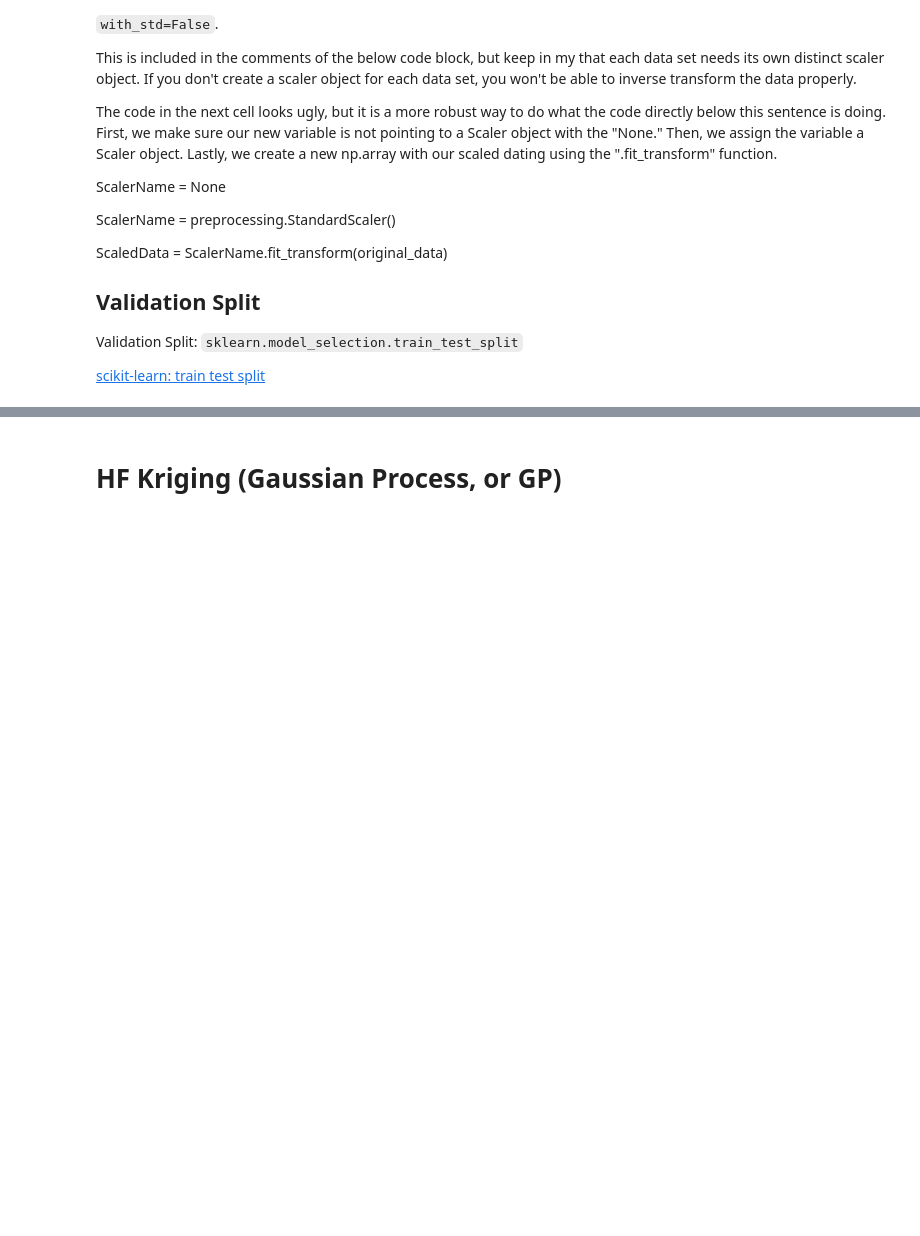
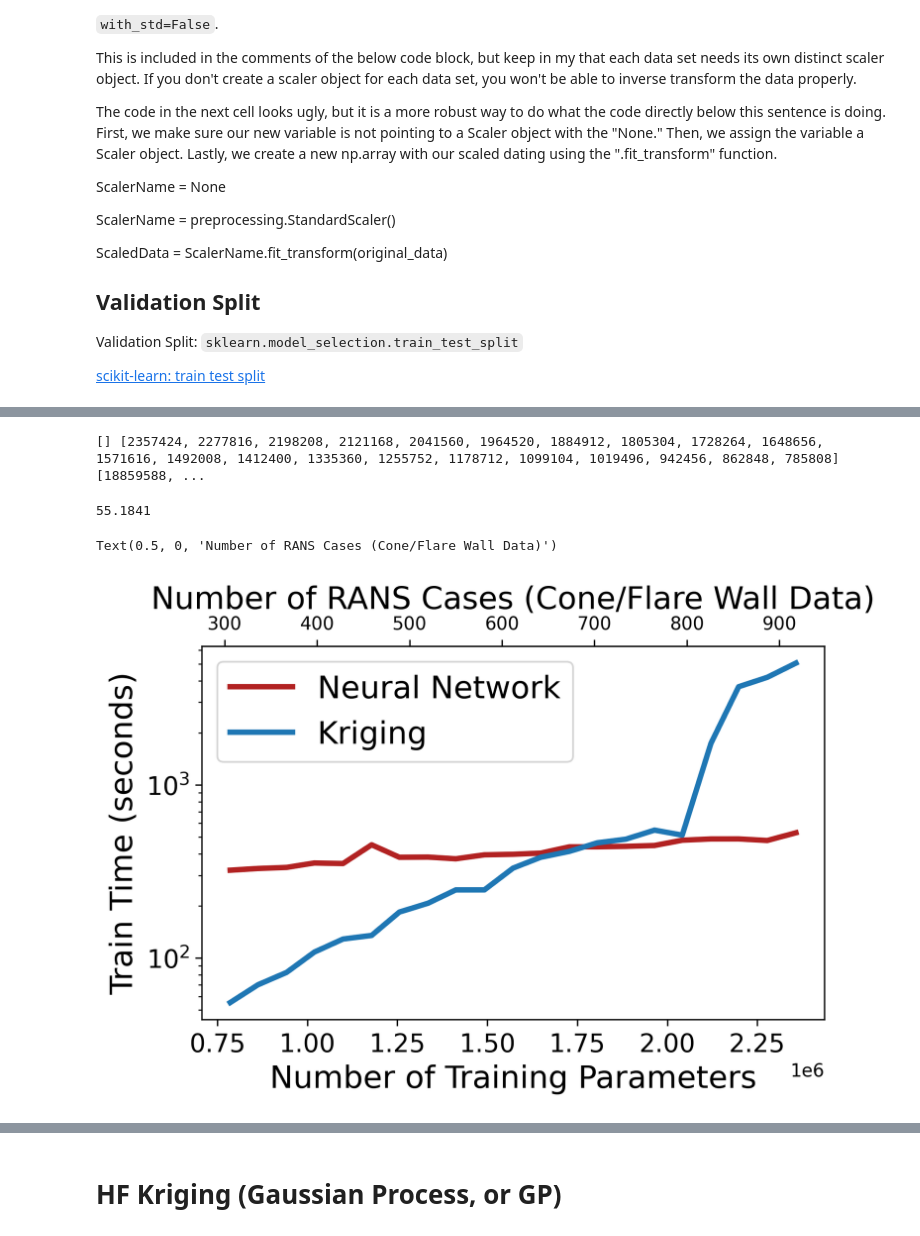
Before and after one commit to AmosJoseph/multifidelitymodeling, a Jupyter notebook: MF_SurrogateModel.ipynb, the cells around one changed output, grey strips where cells are left out. Saved outputs shown, nothing was run; the diff lists cells and outputs as text; code cells hidden in the pictures; blank space fills up the shorter version.

```diff
--- a/MF_SurrogateModel.ipynb
+++ b/MF_SurrogateModel.ipynb
@@ -5304,0 +5690,14 @@ print(f"concatenation order: {Y_names}")
+# %%
+maxNumPointsMultiplier = 3
+step = 0.1
+A = np.arange(1,maxNumPointsMultiplier+step,step)
+dataMultiplierList = np.flip(A,0)
+HFoptimizedKernel1 = 2.28**2 * RBF(length_scale=3.09) + WhiteKernel(noise_level=0.002)
+krigModelParamsList, krigTrainDataParamsList, krigTrainDataSizeOnDisk, krigModelSizeOnDiskList, krigTrainTimeList = modelStorageCalculator(
+    X_train=X_train,
+    y_train=y_train,
+    numLFoutputs=4,
+    hyperparamDict=None,
+    kernel=HFoptimizedKernel1,
+    dataMultiplierList= dataMultiplierList
+    )
@@ -5304,0 +5795,30 @@ print(f"concatenation order: {Y_names}")
+# %%
+print( krigModelParamsList, krigTrainDataParamsList, krigTrainDataSizeOnDisk, krigModelSizeOnDiskList, krigTrainTimeList)
+# %% [output]
+[] [2357424, 2277816, 2198208, 2121168, 2041560, 1964520, 1884912, 1805304, 1728264, 1648656, 1571616, 1492008, 1412400, 1335360, 1255752, 1178712, 1099104, 1019496, 942456, 862848, 785808] [18859588, ...
+# %%
+np.min(krigTrainTimeList)
+# %% [output]
+55.1841
+# %%
+linewidth = 3
+ticksize = 14
+fig, ax = plt.subplots(constrained_layout=True)
+ax.semilogy(NNtrainDataParamsList, NNtrainTimeList,label="Neural Network",linewidth=linewidth,color='firebrick')
+ax.semilogy(NNtrainDataParamsList, krigTrainTimeList, label="Kriging",linewidth=linewidth)
+ax.set_xlabel("Number of Training Parameters")
+ax.set_ylabel("Train Time (seconds)")
+ax.legend(fontsize='xx-large')
+ax.tick_params(axis='both', labelsize=ticksize)
+
+def param2cases(x):
+    return x/(qw[0,:].shape[0]*2)
+
+def cases2params(x):
+    return x*(qw[0,:].shape[0]*2)
+
+secax = ax.secondary_xaxis('top', functions =(param2cases, cases2params))
+secax.set_xlabel('Number of RANS Cases (Cone/Flare Wall Data)')
+# %% [output]
+Text(0.5, 0, 'Number of RANS Cases (Cone/Flare Wall Data)')
+[figure, added]
```
Also changed, not shown: parts of 34 cells of this notebook, 13 other files.
